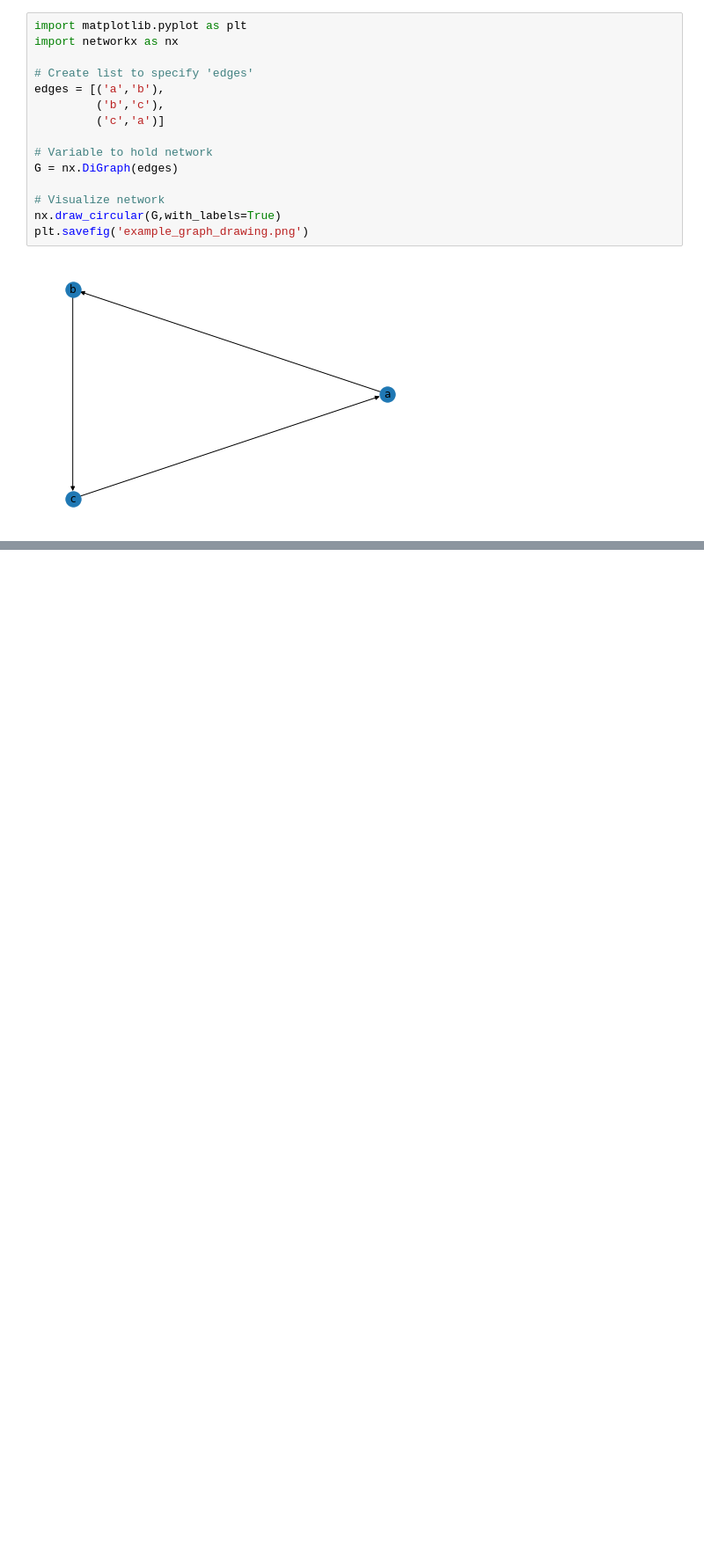
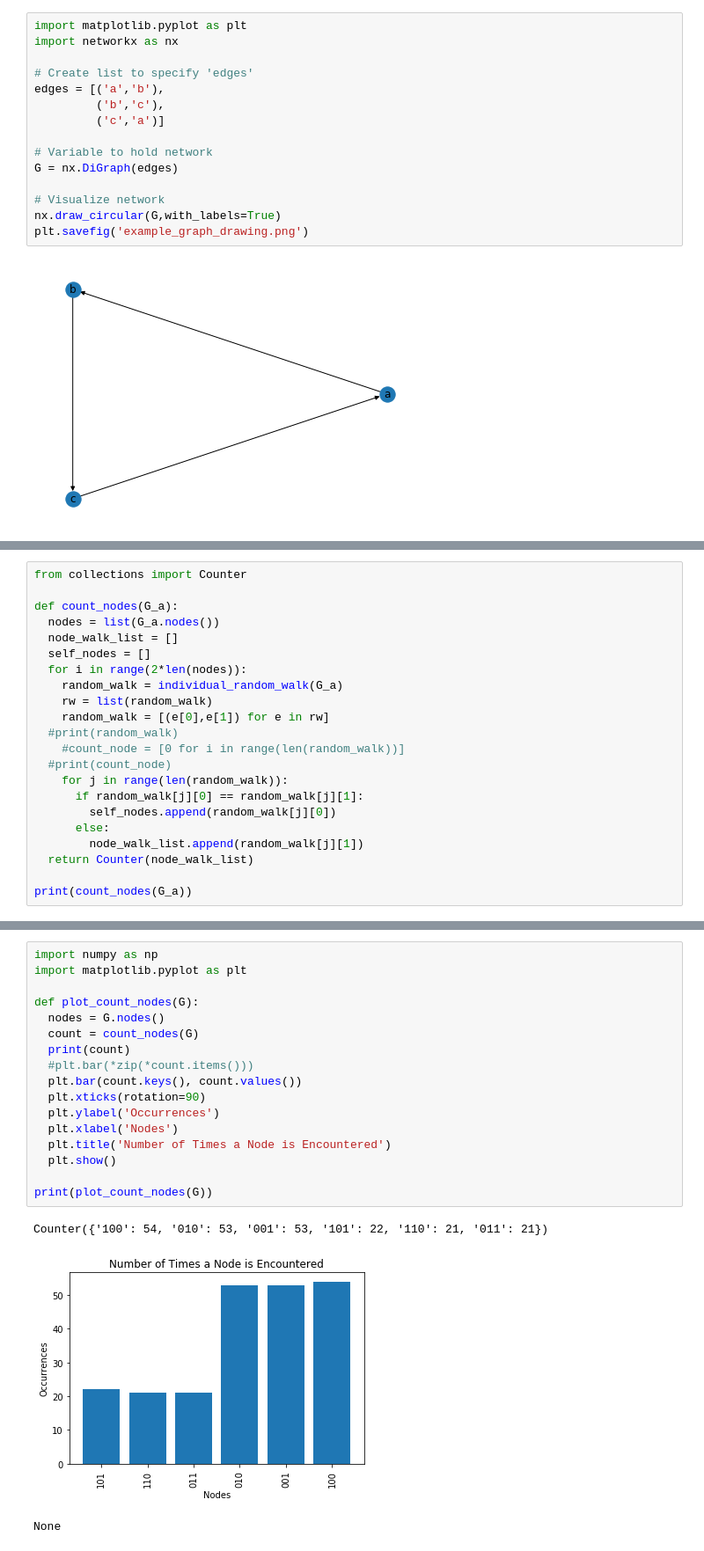
Before and after one commit to robyng15/Boolean-Models, a Jupyter notebook: Boolean_Models.ipynb, the cells around one changed output, grey strips where cells are left out. Shown: that part at 88% size. Cells and saved outputs as stored; diff of their text form; blank space fills up the shorter version.

```diff
--- a/Boolean_Models.ipynb
+++ b/Boolean_Models.ipynb
@@ -748,0 +702,22 @@ None
+# %%
+from collections import Counter
+
+def count_nodes(G_a):
+  nodes = list(G_a.nodes())
+  node_walk_list = []
+  self_nodes = []
+  for i in range(2*len(nodes)):
+    random_walk = individual_random_walk(G_a)
+    rw = list(random_walk)
+    random_walk = [(e[0],e[1]) for e in rw]
+  #print(random_walk)
+    #count_node = [0 for i in range(len(random_walk))]
+  #print(count_node)
+    for j in range(len(random_walk)):
+      if random_walk[j][0] == random_walk[j][1]:
+        self_nodes.append(random_walk[j][0])
+      else:
+        node_walk_list.append(random_walk[j][1])
+  return Counter(node_walk_list)
+
+print(count_nodes(G_a))
@@ -748,0 +742,21 @@ None
+# %%
+import numpy as np
+import matplotlib.pyplot as plt
+
+def plot_count_nodes(G):
+  nodes = G.nodes()
+  count = count_nodes(G)
+  print(count)
+  #plt.bar(*zip(*count.items()))
+  plt.bar(count.keys(), count.values())
+  plt.xticks(rotation=90)
+  plt.ylabel('Occurrences')
+  plt.xlabel('Nodes')
+  plt.title('Number of Times a Node is Encountered')
+  plt.show()
+
+print(plot_count_nodes(G))
+# %% [output]
+Counter({'100': 54, '010': 53, '001': 53, '101': 22, '110': 21, '011': 21})
+[figure, added]
+None
```
Also changed, not shown: parts of 57 cells of this notebook.
